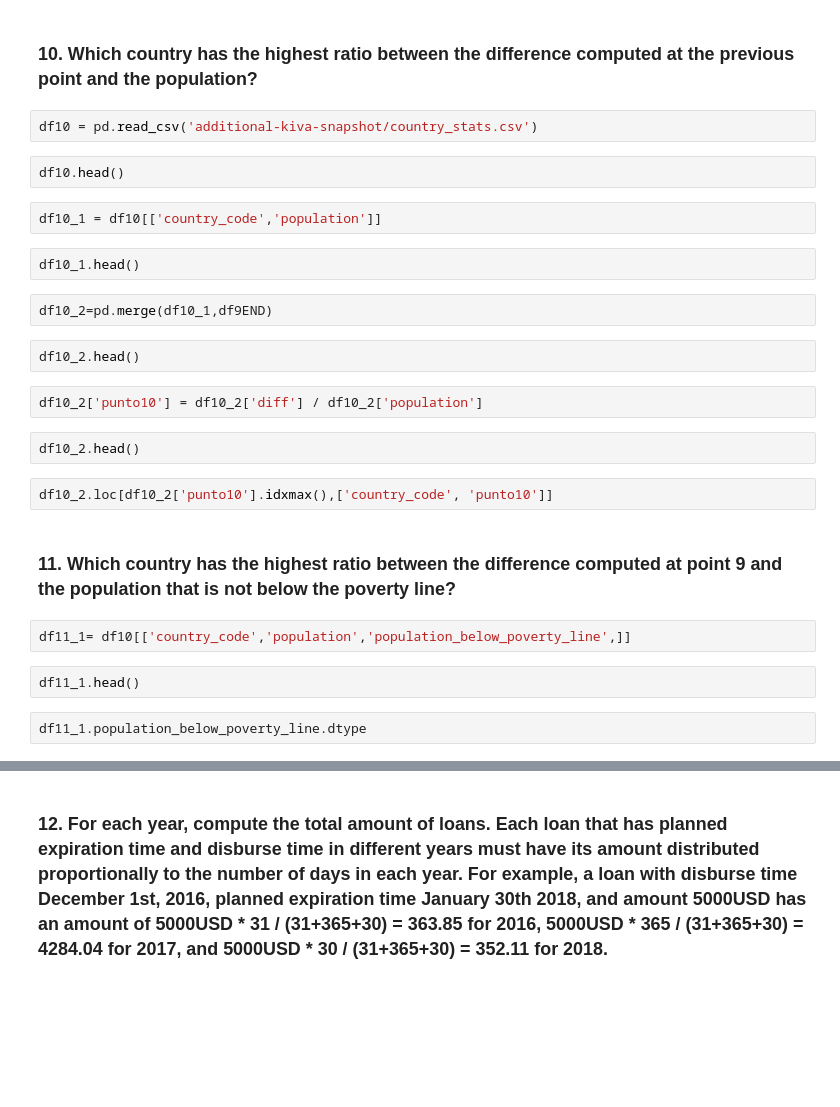
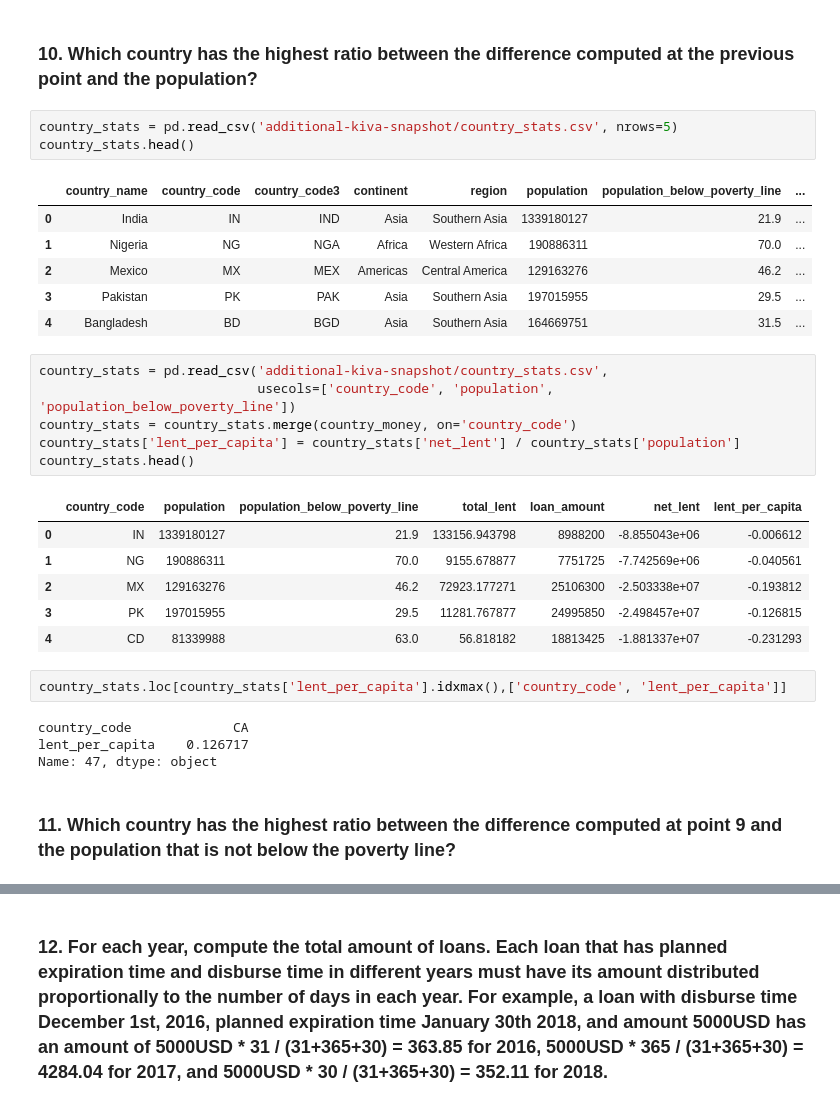
Before and after one commit to EmanueleArtioli/kiva-crowdfunding, a Jupyter notebook: kiva-notebook.ipynb, the cells around one changed output, grey strips where cells are left out. Drawn from its saved outputs; the diff is of its cells as text; blank space fills up the shorter version.

```diff
--- a/kiva-notebook.ipynb
+++ b/kiva-notebook.ipynb
@@ -311,28 +309,33 @@ df9END.head()
 # %% [markdown]
 ### 10. Which country has the highest ratio between the difference computed at the previous point and the population?
 # %%
-df10 = pd.read_csv('additional-kiva-snapshot/country_stats.csv')
+country_stats = pd.read_csv('additional-kiva-snapshot/country_stats.csv', nrows=5)
+country_stats.head()
+# %% [output]
+|  | country_name | country_code | country_code3 | continent | region | population | population_below_poverty_line | ... |
+| 0 | India | IN | IND | Asia | Southern Asia | 1339180127 | 21.9 | ... |
+| 1 | Nigeria | NG | NGA | Africa | Western Africa | 190886311 | 70.0 | ... |
+| 2 | Mexico | MX | MEX | Americas | Central America | 129163276 | 46.2 | ... |
+| 3 | Pakistan | PK | PAK | Asia | Southern Asia | 197015955 | 29.5 | ... |
+| 4 | Bangladesh | BD | BGD | Asia | Southern Asia | 164669751 | 31.5 | ... |
-# %%
-df10.head()
-# %%
-df10_1 = df10[['country_code','population']]
-# %%
-df10_1.head()
-# %%
-df10_2=pd.merge(df10_1,df9END)
-# %%
-df10_2.head()
-# %%
-df10_2['punto10'] = df10_2['diff'] / df10_2['population']
-# %%
-df10_2.head()
-# %%
-df10_2.loc[df10_2['punto10'].idxmax(),['country_code', 'punto10']]
+# %%
+country_stats = pd.read_csv('additional-kiva-snapshot/country_stats.csv',
+                            usecols=['country_code', 'population', 'population_below_poverty_line'])
+country_stats = country_stats.merge(country_money, on='country_code')
+country_stats['lent_per_capita'] = country_stats['net_lent'] / country_stats['population']
+country_stats.head()
+# %% [output]
+|  | country_code | population | population_below_poverty_line | total_lent | loan_amount | net_lent | lent_per_capita |
+| 0 | IN | 1339180127 | 21.9 | 133156.943798 | 8988200 | -8.855043e+06 | -0.006612 |
+| 1 | NG | 190886311 | 70.0 | 9155.678877 | 7751725 | -7.742569e+06 | -0.040561 |
+| 2 | MX | 129163276 | 46.2 | 72923.177271 | 25106300 | -2.503338e+07 | -0.193812 |
+| 3 | PK | 197015955 | 29.5 | 11281.767877 | 24995850 | -2.498457e+07 | -0.126815 |
+| 4 | CD | 81339988 | 63.0 | 56.818182 | 18813425 | -1.881337e+07 | -0.231293 |
+# %%
+country_stats.loc[country_stats['lent_per_capita'].idxmax(),['country_code', 'lent_per_capita']]
+# %% [output]
+country_code             CA
+lent_per_capita    0.126717
+Name: 47, dtype: object
 # %% [markdown]
 ### 11. Which country has the highest ratio between the difference computed at point 9 and the population that is not below the poverty line?
-# %%
-df11_1= df10[['country_code','population','population_below_poverty_line',]]
-# %%
-df11_1.head()
-# %%
-df11_1.population_below_poverty_line.dtype
```
Also changed, not shown: parts of 71 cells of this notebook.
